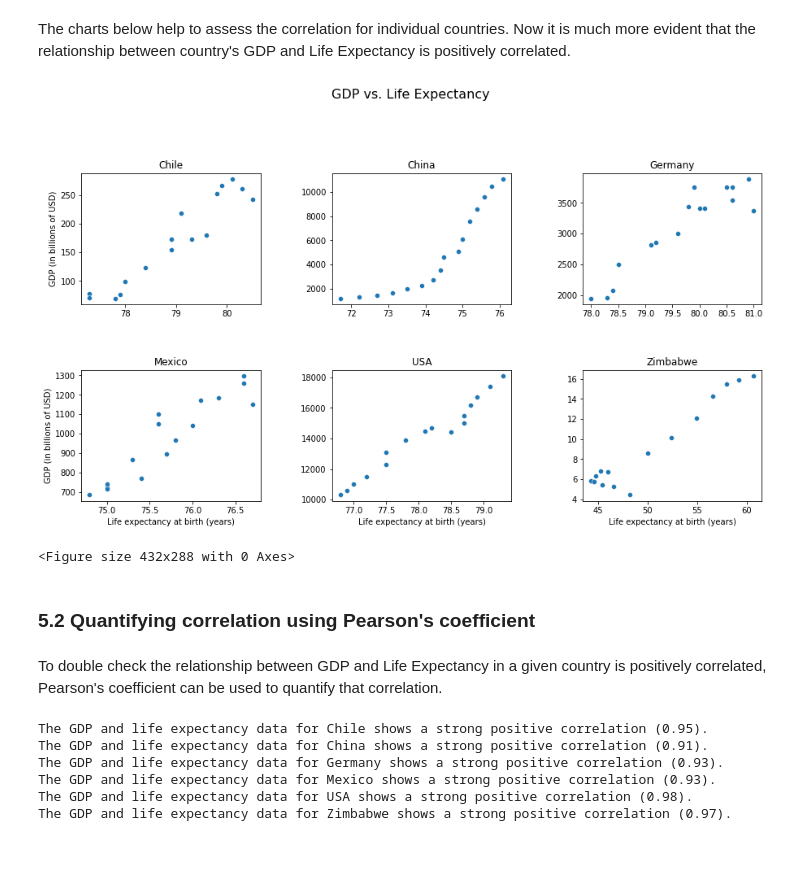
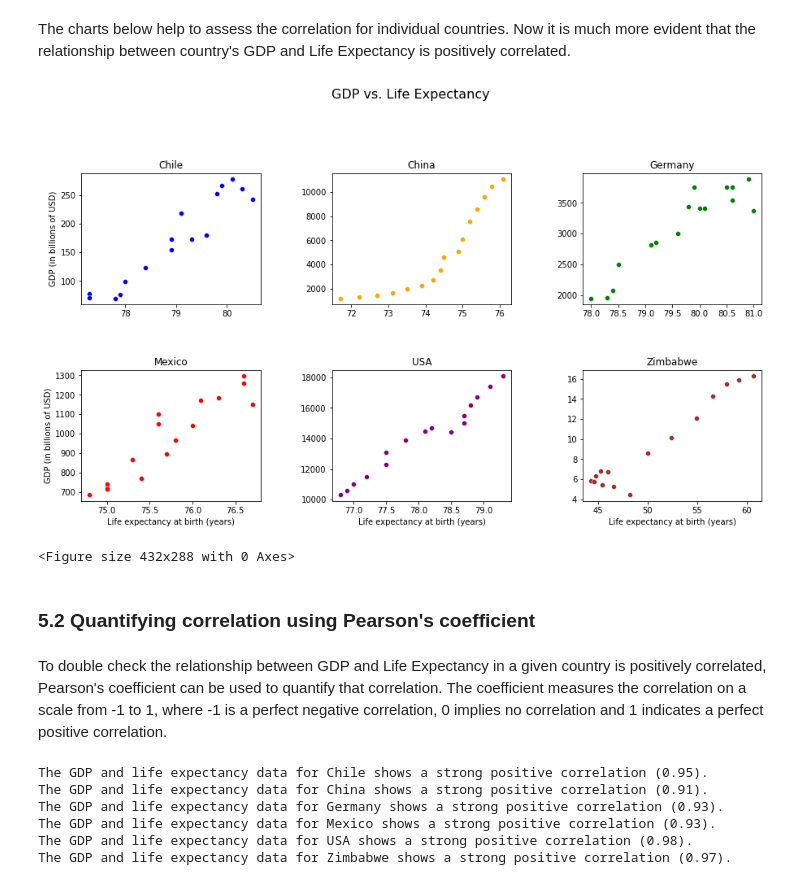
Before and after one commit to R0go/GDP_Life_Expectancy, a Jupyter notebook: life_expectancy_gdp.ipynb, the cells around one changed output. Drawn from its saved outputs; the diff is of its cells as text; code cells hidden in the pictures; blank space fills up the shorter version.

```diff
--- a/life_expectancy_gdp.ipynb
+++ b/life_expectancy_gdp.ipynb
@@ -39,6 +37,9 @@ data_file = data_file.replace({'United States of America':'USA'})
 life = 'Life expectancy at birth (years)'
 GDP = 'GDP (in billions of USD)'
 
+#Preparing a color scheme for the countries:
+colors = {'Chile':'blue', 'China':'orange', 'Germany':'green','Mexico':'red','USA':'purple','Zimbabwe':'brown'}
+
 #Checking the list of countries
 print('''###############################################
 List of countries in the dataset:''')
@@ -185,7 +186,7 @@ for i in data_file.Country.unique():
     ax = plt.subplot(2,3,counter)
     yvalues= data_file['GDP'][data_file['Country']==i]
     xvalues= data_file['Year'][data_file['Country']==i]
-    plt.plot(xvalues, yvalues)
+    plt.plot(xvalues, yvalues, color=colors[i])
     plt.title(i)
     if counter in (1, 4):
         plt.ylabel(GDP)
@@ -230,7 +231,7 @@ for i in data_file.Country.unique():
     ax = plt.subplot(2,3,counter)
     yvalues= data_file['Life'][data_file['Country']==i]
     xvalues= data_file['Year'][data_file['Country']==i]
-    plt.plot(xvalues, yvalues)
+    plt.plot(xvalues, yvalues, color=colors[i])
     plt.title(i)
     ax.set_xticks([2000,2005,2010,2015])
     if counter in (1, 4):
@@ -267,31 +268,31 @@ The charts below help to assess the correlation for individual countries. Now it
 # %%
 fig, ax = plt.subplots(figsize=(15,8))
 fig.suptitle('GDP vs. Life Expectancy', size=16)
 counter = 0
 for i in data_file.Country.unique():
     counter += 1
     ax = plt.subplot(2,3,counter)
-    sns.scatterplot(y = 'GDP', x = 'Life', data = data_file[data_file['Country']==i])
+    sns.scatterplot(y = 'GDP', x = 'Life', data = data_file[data_file['Country']==i], color=colors[i])
     plt.title(i)
     if counter in (1, 4):
         plt.ylabel(GDP)
     else:
         plt.ylabel('')
     if counter in (4, 5, 6):
         plt.xlabel(life)
     else:
         plt.xlabel('')
 
 plt.subplots_adjust(hspace = 0.5, wspace = 0.4, bottom = 0.1, top = 0.8)
 plt.show()
 plt.clf()
 # %% [output]
-[figure, old version]
+[figure, new version]
 <Figure size 432x288 with 0 Axes>
 # %% [markdown]
 ### 5.2 Quantifying correlation using Pearson's coefficient
 # %% [markdown]
-To double check the relationship between GDP and Life Expectancy in a given country is positively correlated, Pearson's coefficient can be used to quantify that correlation.
+To double check the relationship between GDP and Life Expectancy in a given country is positively correlated, Pearson's coefficient can be used to quantify that correlation. The coefficient measures the correlation on a scale from -1 to 1, where -1 is a perfect negative correlation, 0 implies no correlation and 1 indicates a perfect positive correlation.
 # %%
 for i in data_file.Country.unique():
     yvalues= data_file['Life'][data_file['Country']==i]
```
Also changed, not shown: parts of 13 cells of this notebook.
